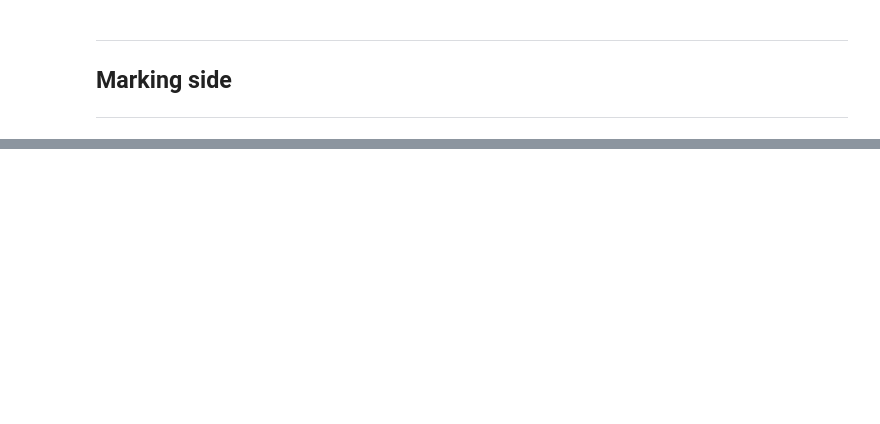
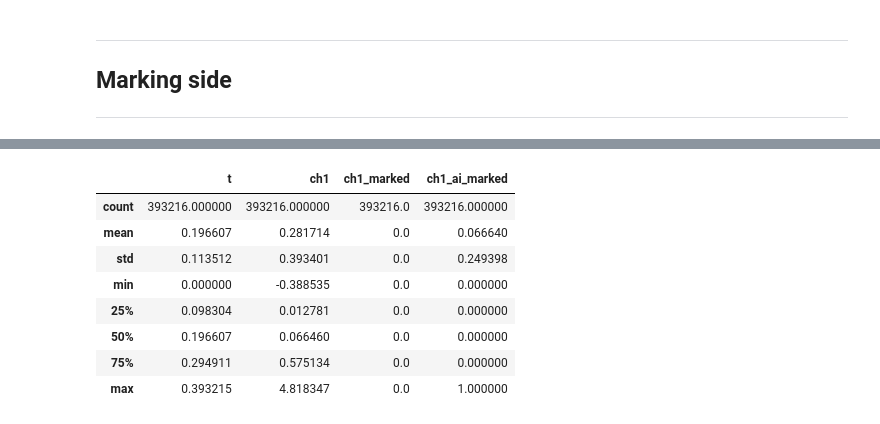
Before and after one commit to feodorrussia/D-alpha-instability-search, a Jupyter notebook: NN training.ipynb, the cells around one changed output, grey strips where cells are left out. Cells and saved outputs as stored; diff of their text form; code cells hidden in the pictures; blank space fills up the shorter version.

```diff
--- a/NN training.ipynb
+++ b/NN training.ipynb
@@ -369,0 +398,21 @@ KeyboardInterrupt: Interrupted by user
+# %%
+def down_to_zero(data: np.array) -> np.array:
+    edge = np.std(data)
+    # print(edge)
+    filter_values = np.vectorize(lambda x: 1.0 if abs(x) > edge else 0.0)
+    return filter_values(data)
+
+def clear_short_fragments(data: np.array) -> np.array:
+    edge = 50
+
+    start_ind = 0
+    end_ind = 0
+
+    while end_ind < data.shape[0]:
+        if abs(data[end_ind] - 1.0) > 0.5:
+            if start_ind != end_ind and end_ind - start_ind <= edge:
+                data[start_ind: end_ind] = 0.0
+            start_ind = end_ind
+        end_ind += 1
+
+    return data
@@ -369,0 +431,13 @@ KeyboardInterrupt: Interrupted by user
+# %%
+new_df['ch1_ai_marked'] = down_to_zero(new_df['ch1_ai_marked'].to_numpy())
+new_df.describe()
+# %% [output]
+|  | t | ch1 | ch1_marked | ch1_ai_marked |
+| count | 393216.000000 | 393216.000000 | 393216.0 | 393216.000000 |
+| mean | 0.196607 | 0.281714 | 0.0 | 0.066640 |
+| std | 0.113512 | 0.393401 | 0.0 | 0.249398 |
+| min | 0.000000 | -0.388535 | 0.0 | 0.000000 |
+| 25% | 0.098304 | 0.012781 | 0.0 | 0.000000 |
+| 50% | 0.196607 | 0.066460 | 0.0 | 0.000000 |
+| 75% | 0.294911 | 0.575134 | 0.0 | 0.000000 |
+| max | 0.393215 | 4.818347 | 0.0 | 1.000000 |
```
Also changed, not shown: parts of 24 cells of this notebook.
